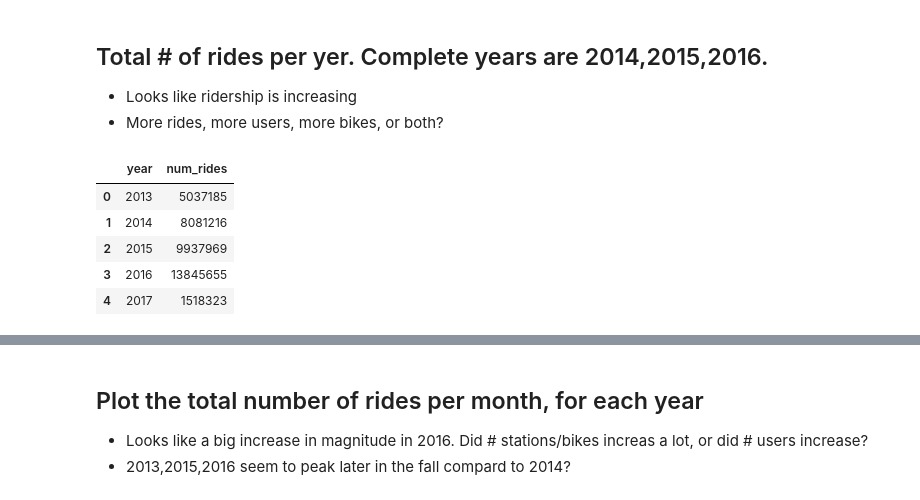
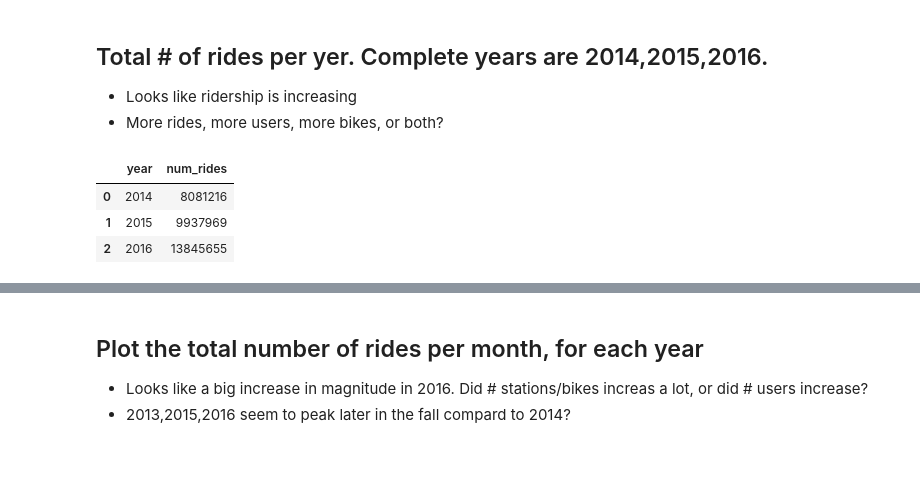
Before and after one commit to andypicke/Springboard_DataScience, a Jupyter notebook: Capstone_1/citibike_EDA.ipynb, the cells around one changed output, grey strips where cells are left out. Saved outputs shown, nothing was run; the diff lists cells and outputs as text; code cells hidden in the pictures; blank space fills up the shorter version.

```diff
--- a/Capstone_1/citibike_EDA.ipynb
+++ b/Capstone_1/citibike_EDA.ipynb
@@ -27,12 +27,10 @@ First i'll examine the number of rides per month, for 2014. The plot below shows
 - More rides, more users, more bikes, or both?
 # %%
 # rides per year - is there a trend in ridership?
-df = pd.read_sql_query("select year,count(*) as num_rides from rides group by year",con)
+df = pd.read_sql_query("SELECT year,count(*) as num_rides FROM rides WHERE year IN (2014,2015,2016) GROUP BY year",con)
 df
 # %% [output]
 |  | year | num_rides |
-| 0 | 2013 | 5037185 |
-| 1 | 2014 | 8081216 |
-| 2 | 2015 | 9937969 |
-| 3 | 2016 | 13845655 |
-| 4 | 2017 | 1518323 |
+| 0 | 2014 | 8081216 |
+| 1 | 2015 | 9937969 |
+| 2 | 2016 | 13845655 |
```
Also changed, not shown: parts of 29 cells of this notebook, 2 other files.
